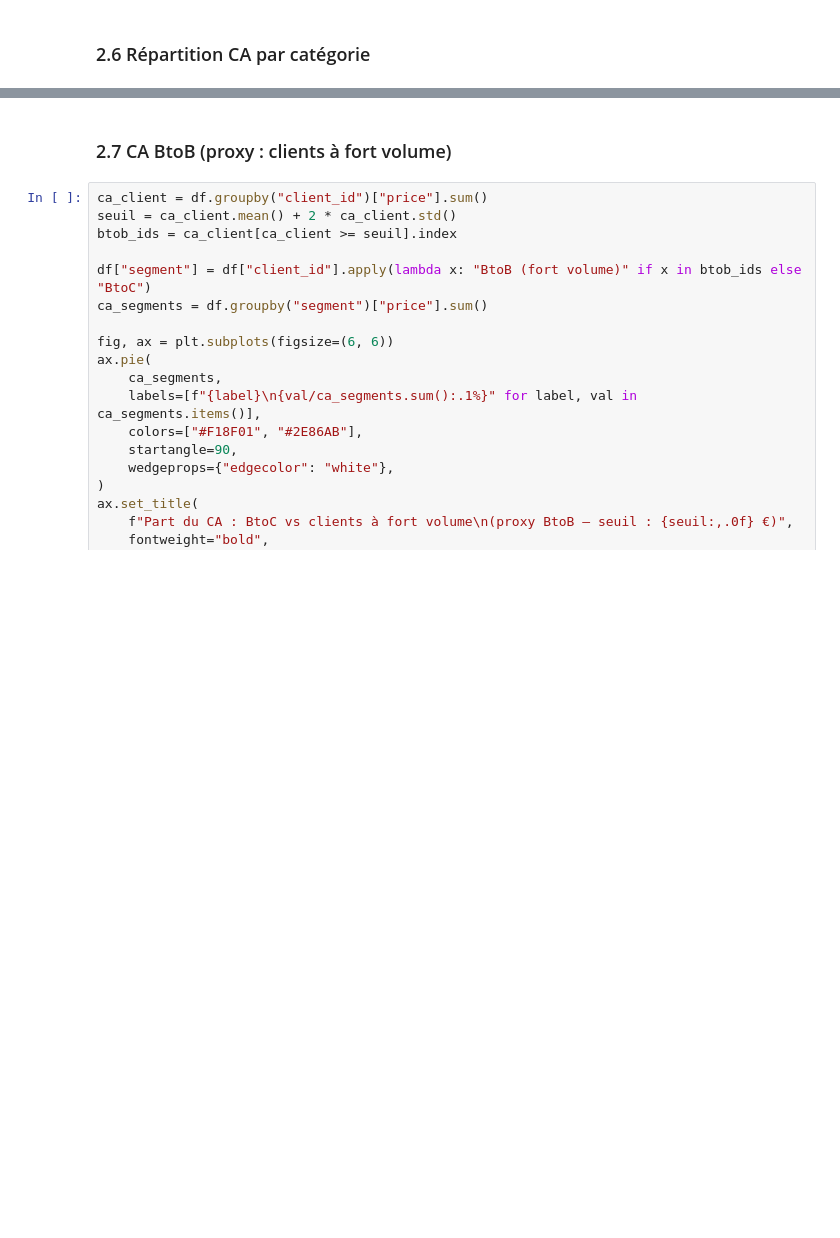
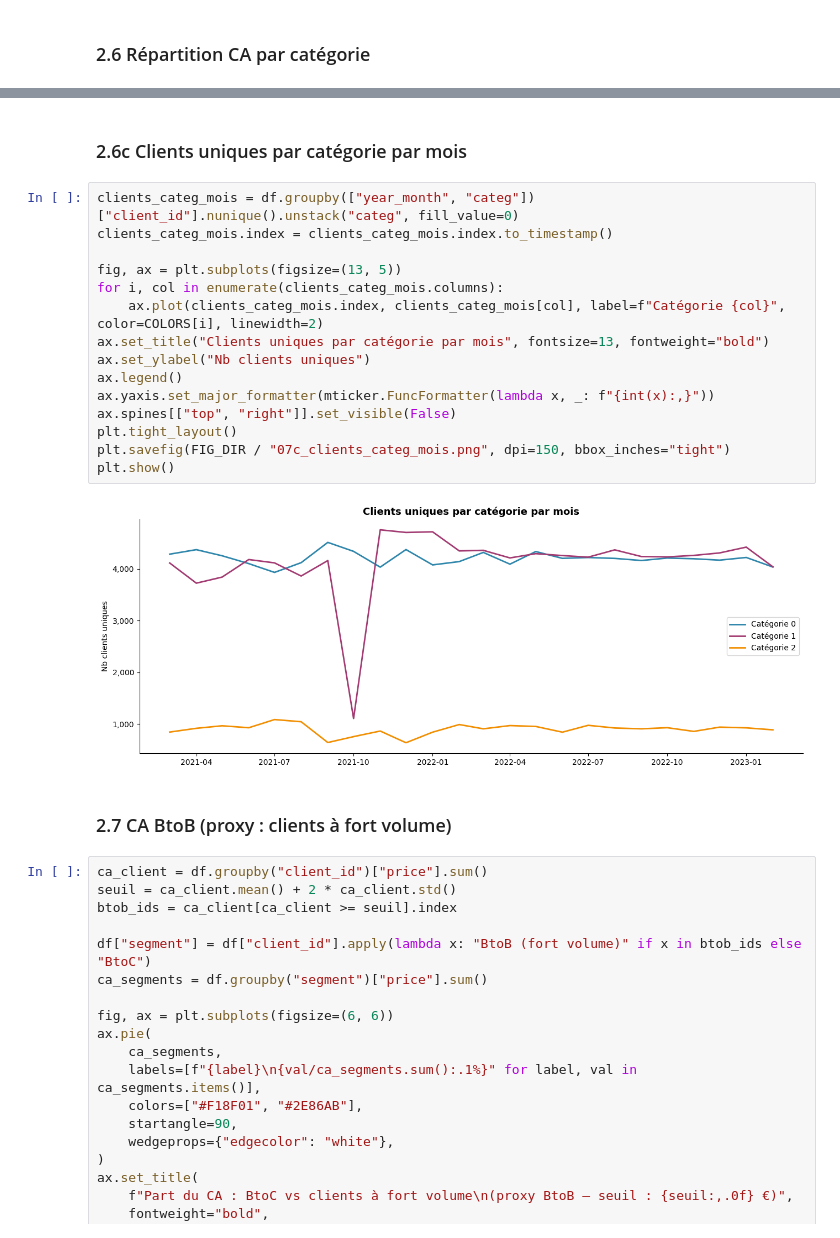
Before and after one commit to Elicesjo/PROJET-7-, a Jupyter notebook: projet9_lapage.ipynb, the cells around one changed output, grey strips where cells are left out. Cells and saved outputs as stored; diff of their text form; blank space fills up the shorter version.

```diff
--- a/projet9_lapage.ipynb
+++ b/projet9_lapage.ipynb
@@ -489,3 +485,22 @@ for c, v in ca_categ.items():
+# %% [markdown]
+### 2.6c Clients uniques par catégorie par mois
+# %%
+clients_categ_mois = df.groupby(["year_month", "categ"])["client_id"].nunique().unstack("categ", fill_value=0)
+clients_categ_mois.index = clients_categ_mois.index.to_timestamp()
+
+fig, ax = plt.subplots(figsize=(13, 5))
+for i, col in enumerate(clients_categ_mois.columns):
+    ax.plot(clients_categ_mois.index, clients_categ_mois[col], label=f"Catégorie {col}", color=COLORS[i], linewidth=2)
+ax.set_title("Clients uniques par catégorie par mois", fontsize=13, fontweight="bold")
+ax.set_ylabel("Nb clients uniques")
+ax.legend()
+ax.yaxis.set_major_formatter(mticker.FuncFormatter(lambda x, _: f"{int(x):,}"))
+ax.spines[["top", "right"]].set_visible(False)
+plt.tight_layout()
+plt.savefig(FIG_DIR / "07c_clients_categ_mois.png", dpi=150, bbox_inches="tight")
+plt.show()
+# %% [output]
+[figure, added]
 # %% [markdown]
 ### 2.7 CA BtoB (proxy : clients à fort volume)
 # %%
```
Also changed, not shown: parts of 18 cells of this notebook, 7 other files.
